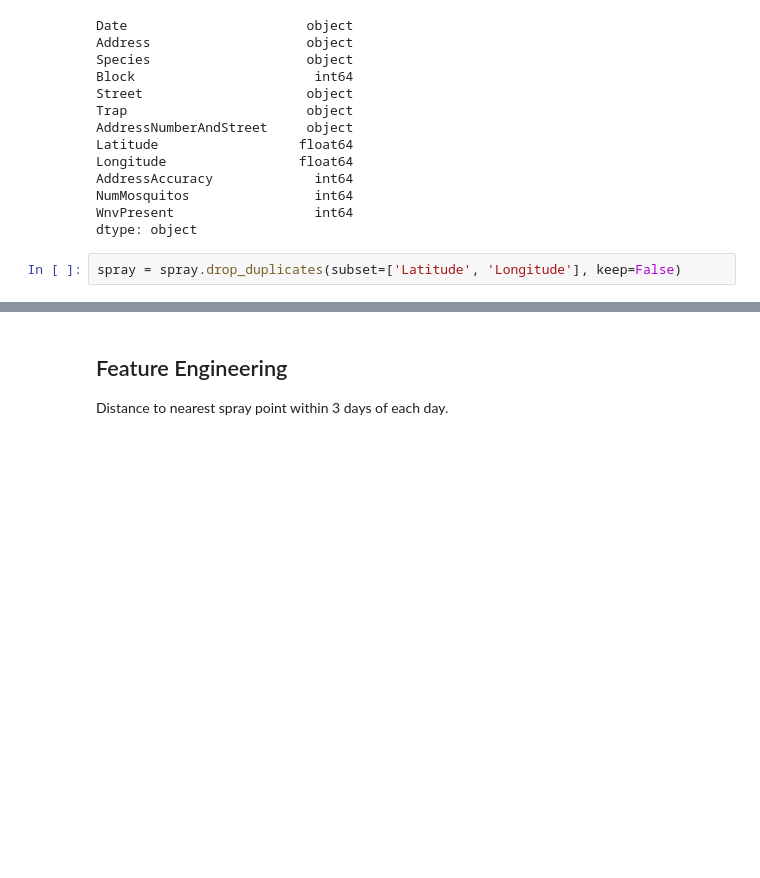
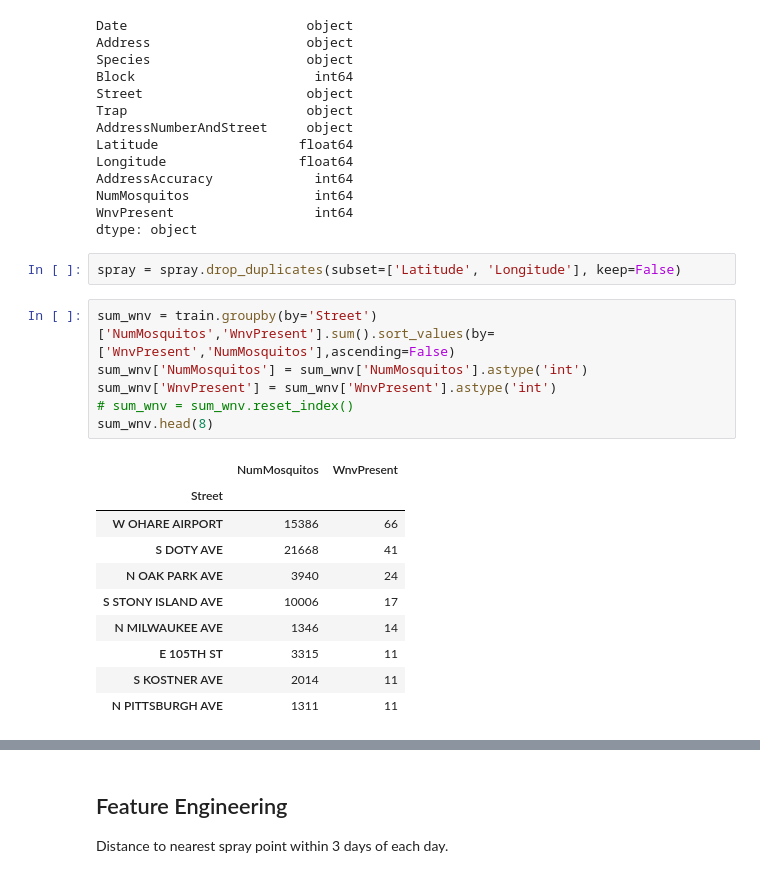
Before and after one commit to bearylogical/west_nile_colab, a Jupyter notebook: 03_Syamil_DataTransformation.ipynb, the cells around one changed output, grey strips where cells are left out. Drawn from its saved outputs; the diff is of its cells as text; blank space fills up the shorter version.

```diff
--- a/03_Syamil_DataTransformation.ipynb
+++ b/03_Syamil_DataTransformation.ipynb
@@ -52,3 +56,20 @@ WnvPresent                  int64
 dtype: object
 # %%
 spray = spray.drop_duplicates(subset=['Latitude', 'Longitude'], keep=False)
+# %%
+sum_wnv = train.groupby(by='Street')['NumMosquitos','WnvPresent'].sum().sort_values(by=['WnvPresent','NumMosquitos'],ascending=False)
+sum_wnv['NumMosquitos'] = sum_wnv['NumMosquitos'].astype('int')
+sum_wnv['WnvPresent'] = sum_wnv['WnvPresent'].astype('int')
+# sum_wnv = sum_wnv.reset_index()
+sum_wnv.head(8)
+# %% [output]
+|  | NumMosquitos | WnvPresent |
+| Street |  |  |
+| W OHARE AIRPORT | 15386 | 66 |
+| S DOTY AVE | 21668 | 41 |
+| N OAK PARK AVE | 3940 | 24 |
+| S STONY ISLAND AVE | 10006 | 17 |
+| N MILWAUKEE AVE | 1346 | 14 |
+| E 105TH ST | 3315 | 11 |
+| S KOSTNER AVE | 2014 | 11 |
+| N PITTSBURGH AVE | 1311 | 11 |
```
Also changed, not shown: parts of 10 cells of this notebook.
